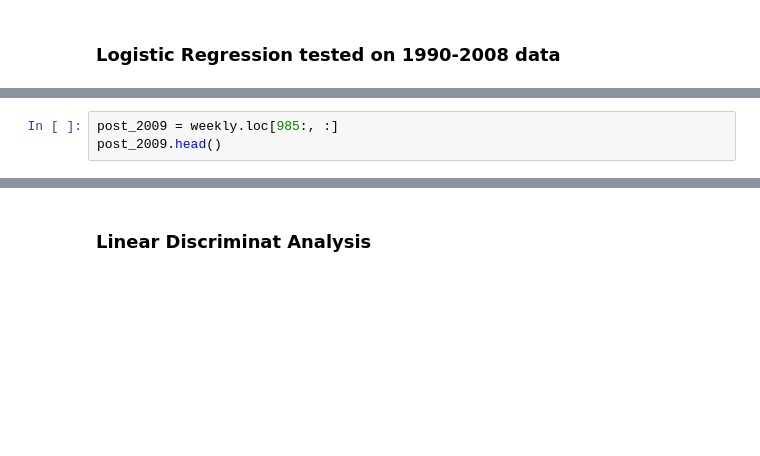
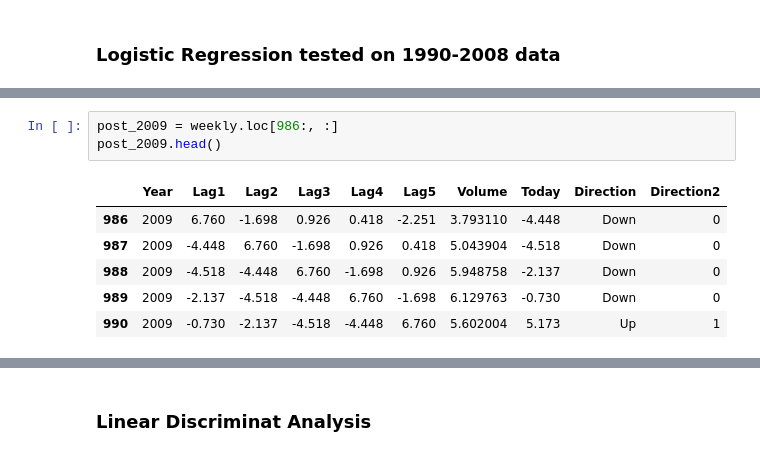
Before and after one commit to carolineeeyao/DSLAB, a Jupyter notebook: Lab5/Lab5.ipynb, the cells around one changed output, grey strips where cells are left out. Saved outputs shown, nothing was run; the diff lists cells and outputs as text; blank space fills up the shorter version.

```diff
--- a/Lab5/Lab5.ipynb
+++ b/Lab5/Lab5.ipynb
@@ -213,6 +262,13 @@ pre_2009.tail()
 # %%
-post_2009 = weekly.loc[985:, :]
+post_2009 = weekly.loc[986:, :]
 post_2009.head()
+# %% [output]
+|  | Year | Lag1 | Lag2 | Lag3 | Lag4 | Lag5 | Volume | Today | Direction | Direction2 |
+| 986 | 2009 | 6.760 | -1.698 | 0.926 | 0.418 | -2.251 | 3.793110 | -4.448 | Down | 0 |
+| 987 | 2009 | -4.448 | 6.760 | -1.698 | 0.926 | 0.418 | 5.043904 | -4.518 | Down | 0 |
+| 988 | 2009 | -4.518 | -4.448 | 6.760 | -1.698 | 0.926 | 5.948758 | -2.137 | Down | 0 |
+| 989 | 2009 | -2.137 | -4.518 | -4.448 | 6.760 | -1.698 | 6.129763 | -0.730 | Down | 0 |
+| 990 | 2009 | -0.730 | -2.137 | -4.518 | -4.448 | 6.760 | 5.602004 | 5.173 | Up | 1 |
 # %%
 lag2_training  = pre_2009["Lag2"]
 lag2_training.shape
```
Also changed, not shown: parts of 51 cells of this notebook.
